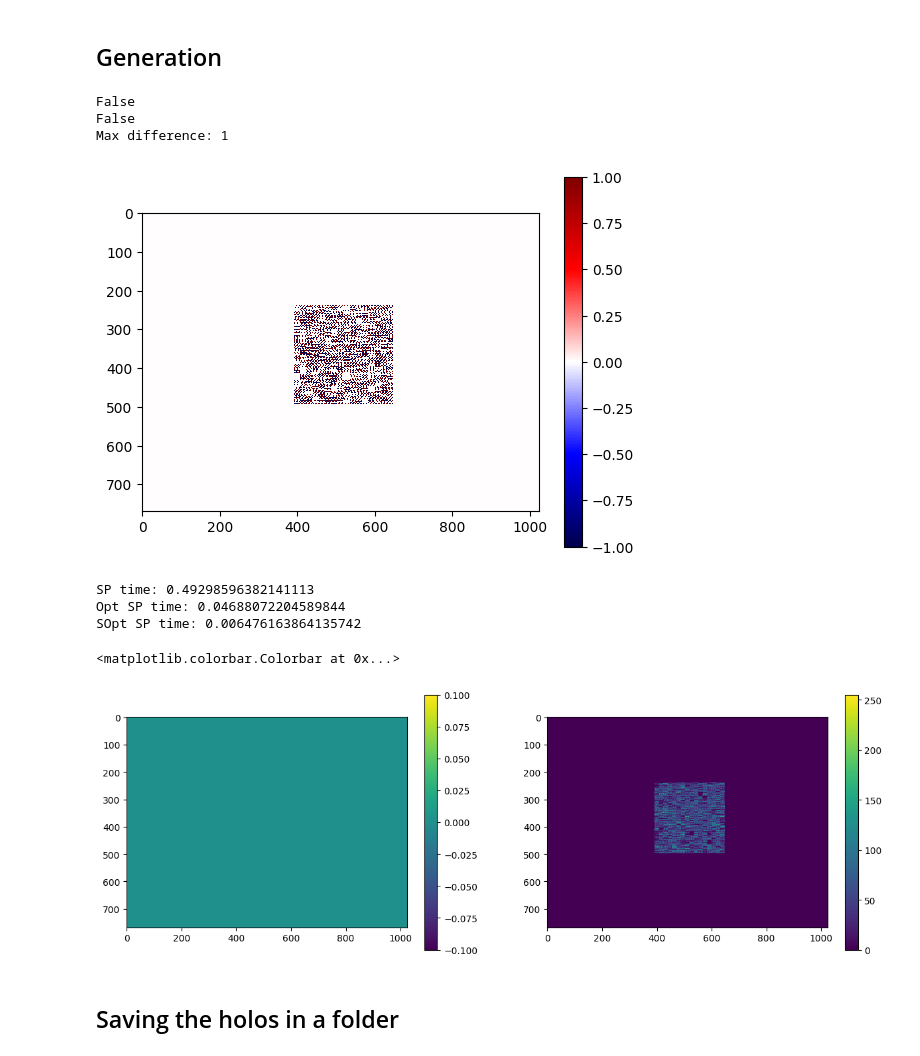
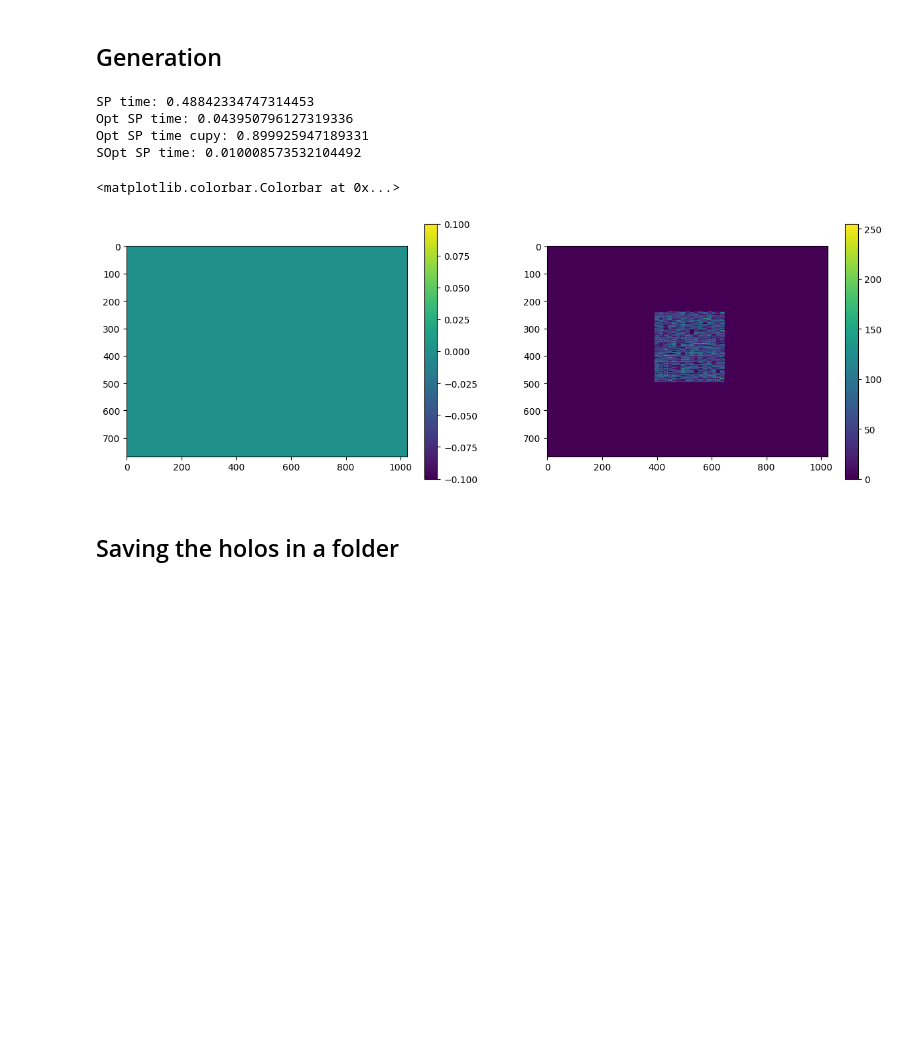
Before and after one commit to jysru/DLP-Shaping, a Jupyter notebook: speedup_lut.ipynb, the cells around one changed output. Saved outputs shown, nothing was run; the diff lists cells and outputs as text; code cells hidden in the pictures; blank space fills up the shorter version.

```diff
--- a/speedup_lut.ipynb
+++ b/speedup_lut.ipynb
@@ -29,6 +26,8 @@ f_val, px_comb, lut = generate_lut('sp', px)
 # %% [markdown]
 ## Generation
 # %%
+import cupy as cp
+
 DMD_nSizeY=768
 DMD_nSizeX=1024
 n_actu_1D = 16
@@ -57,6 +56,10 @@ for i in range(nbr_holos):  # Correction de `np.(nbr_holos)` en `range(nbr_holos
     holo_sp_opt = holo_SP_optimized(target_field, lut, px_comb).astype(np.uint8)
     time_sp_opt = time.time() - t0
 
+    t0 = time.time()
+    holo_sp_opt_cupy = holo_SP_optimized_cupy(cp.asarray(target_field), cp.asarray(lut), cp.asarray(px_comb)).astype(np.uint8)
+    time_sp_opt_cupy = time.time() - t0
+
     # print(np.allclose(holo_SP(target_field, lut, px_comb), holo_SP_super_optimized(target_field, lut, px_comb)))
     # print(np.all(holo_SP(target_field, lut, px_comb) == holo_SP_super_optimized(target_field, lut, px_comb)))
 
@@ -64,44 +67,39 @@ for i in range(nbr_holos):  # Correction de `np.(nbr_holos)` en `range(nbr_holos
     # sopt_indices = holo_SP_super_optimized(target_field, lut, px_comb)
     # print(f"Max difference: {np.max(np.abs(orig_indices - sopt_indices))}")
     # plt.imshow(orig_indices - sopt_indices, cmap="seismic", interpolation="nearest")
     # plt.colorbar()
     # plt.show()
 
     # orig_shifts = np.mod(n_SP * np.arange(sh[0]), n_SP**2)[:, None]
     # sopt_shifts = np.mod(n_SP * np.arange(sh[0]), n_SP**2)[:, None]
     # print("Shifts match:", np.all(orig_shifts == sopt_shifts))
 
     t0 = time.time()
     holo_sp_sopt = holo_SP_super_optimized(target_field, lut, px_comb).astype(np.uint8)
     time_sp_sopt = time.time() - t0
 
     holo_sp=holo_sp*(2**8-1)
     holo_sp_opt=holo_sp_opt*(2**8-1)
     holo_sp_sopt=holo_sp_sopt*(2**8-1)
 
 
-debug_holo_comparison(target_field, lut, px_comb, holo_sp_opt, holo_sp_sopt)
-
-print(f"SP time: {time_sp}\nOpt SP time: {time_sp_opt}\nSOpt SP time: {time_sp_sopt}")
+print(f"SP time: {time_sp}\nOpt SP time: {time_sp_opt}\nOpt SP time cupy: {time_sp_opt_cupy}\nSOpt SP time: {time_sp_sopt}")
 
 plt.figure(figsize=(15,5))
 
 plt.subplot(1, 2, 1)
 plt.imshow(holo_sp_opt - holo_sp)
 plt.colorbar()
 
 plt.subplot(1, 2, 2)
 plt.imshow(holo_sp_sopt - holo_sp)
 plt.colorbar()
 # %% [output]
-False
-False
-Max difference: 1
+SP time: 0.48842334747314453
+Opt SP time: 0.043950796127319336
+Opt SP time cupy: 0.899925947189331
+SOpt SP time: 0.010008573532104492
+<matplotlib.colorbar.Colorbar at 0x...>
-[figure, old version]
+[figure, new version]
-SP time: 0.49298596382141113
-Opt SP time: 0.04688072204589844
-SOpt SP time: 0.006476163864135742
-<matplotlib.colorbar.Colorbar at 0x...>
-[figure, removed]
 # %% [markdown]
 ## Saving the holos in a folder
```
Also changed, not shown: parts of 1 cell of this notebook, 9 other files.
